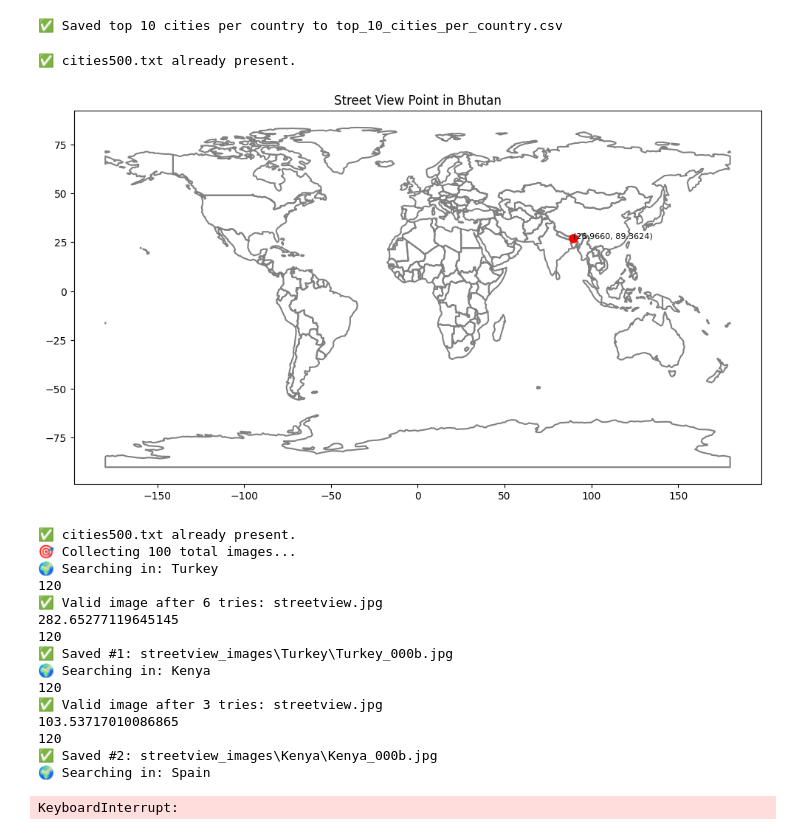
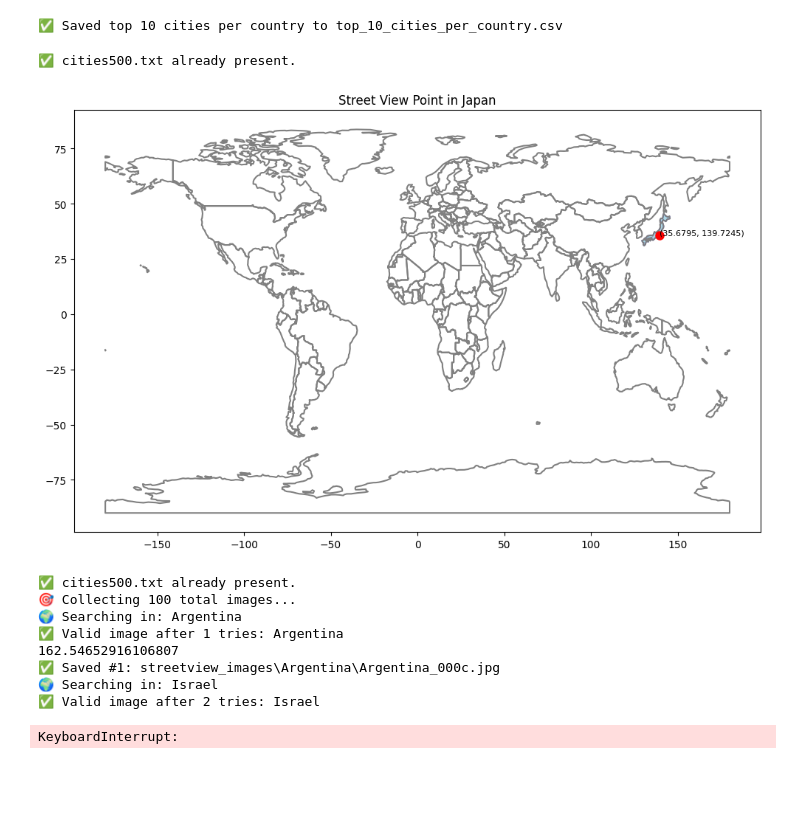
Before and after one commit to SamueleMancini/rainbot, a Jupyter notebook: data_extraction/GoogleApiExtractor.ipynb, the cells around one changed output. Drawn from its saved outputs; the diff is of its cells as text; code cells hidden in the pictures; blank space fills up the shorter version.

Commit message:
top 10 cities

```diff
--- a/data_extraction/GoogleApiExtractor.ipynb
+++ b/data_extraction/GoogleApiExtractor.ipynb
@@ -77,7 +77,6 @@ COUNTRY_ISO_MAP = {
     'Portugal': 'PT',
     'Romania': 'RO',
     'Russia': 'RU',
-    'Russian Federation': 'RU',
     'Singapore': 'SG',
     'Slovakia': 'SK',
     'Slovenia': 'SI',
@@ -87,13 +86,11 @@ COUNTRY_ISO_MAP = {
     'Sweden': 'SE',
     'Switzerland': 'CH',
     'Taiwan': 'TW',
-    'Taiwan, Province of China': 'TW',
     'Thailand': 'TH',
     'Turkey': 'TR',
     'Ukraine': 'UA',
     'United Arab Emirates': 'AE',
     'United Kingdom': 'GB',
-    'United States': 'US',
     'United States of America': 'US'
 }
 len(COUNTRIES)
@@ -122,7 +124,6 @@ print("✅ Saved top 10 cities per country to top_10_cities_per_country.csv")
 API_KEY = "AIzaSyAJ1Tbm3TpUeIakeCGCH3L3QVcvo5gthOc"   # <–– your key
 MAX_TRIES = 500
 METADATA_RADIUS = 100  # meters
-OUTPUT_IMAGE = "streetview.jpg"
 
 # --- Download Natural Earth country borders ---
 def download_natural_earth(data_dir="./data"):
@@ -165,11 +166,14 @@ def download_and_extract_cities500(data_dir="./geonames"):
 
     return extracted_path
 
-def load_cities_for_country(country_code, cities_file="cities500.txt"):
+def load_cities_for_country(country_code, cities_file="geonames/cities500.txt"):
     cols = [1, 2, 3, 5]
+    sep = ','
     if cities_file == "geonames/cities500.txt":
-    	cols = [1, 4, 5, 8]
-    df = pd.read_csv(cities_file, sep='\t', header=None, usecols=cols, names=["name", "lat", "lon", "country"])
+        cols = [1, 4, 5, 8]
+        sep = '\t'
+
+    df = pd.read_csv(cities_file, sep=sep, header=None, usecols=cols, names=["name", "lat", "lon", "country"])
     if country_code == "all":
         return df
     return df[df['country'] == country_code].reset_index(drop=True)
@@ -194,7 +198,7 @@ def get_random_point_near_city_in_country(country_name, gdf, cities_df, max_km=2
         city = country_cities.sample(1).iloc[0]
         dx = random.normalvariate(0, 1) * max_km / 111
         dy = random.normalvariate(0, 1) * max_km / 111
-        lon, lat = city["lon"] + dx, city["lat"] + dy
+        lon, lat = float(city["lon"]) + dx, float(city["lat"]) + dy
         point = Point(lon, lat)
         if geom.contains(point):
             return point
@@ -277,7 +281,6 @@ def download_streetview_by_pano(pano_id, api_key, filename="streetview.jpg", hea
         "source": "outdoor"
     }
     r = requests.get(url, params=params)
-    print(fov)
     if r.status_code == 200:
         with open(filename, "wb") as f:
             f.write(r.content)
@@ -305,10 +308,8 @@ def find_valid_streetview_point(country_name, gdf, cities_df,api_key, max_tries=
         if metadata:
             pano_id = metadata.get("pano_id")
             if pano_id:
-                filename = download_streetview_by_pano(pano_id, api_key, filename=OUTPUT_IMAGE)
-                if filename and not is_placeholder_image(filename):
-                    print(f"✅ Valid image after {i+1} tries: {filename}")
-                    return point
+                print(f"✅ Valid image after {i+1} tries: {country_name}")
+                return point
         time.sleep(0.1)  # rate limit safety
     print("❌ No valid image found.")
     return None
@@ -325,19 +326,20 @@ def plot_map_with_point(country_name, gdf, point):
     plt.tight_layout()
     plt.show()
 # %%
-COUNTRY_NAME = "Bhutan"
+COUNTRY_NAME = "Japan"
 shp_path = download_natural_earth()
 cities_txt_path = download_and_extract_cities500()
-cities_df = load_cities_for_country("all", cities_txt_path)
+
+cities_df = load_cities_for_country("all", "geonames/top_10_cities_per_country.csv")
 world = gpd.read_file(shp_path)
 
 
 point = get_random_point_near_city_in_country(COUNTRY_NAME, world, cities_df)
 if point:
 	plot_map_with_point(COUNTRY_NAME, world, point)
 # %% [output]
 ✅ cities500.txt already present.
-[figure, old version]
+[figure, new version]
 # %%
 COUNTRIES = ['Argentina', 'Australia', 'Austria', 'Bangladesh', 'Belgium', 'Bhutan',
              'Bolivia', 'Botswana', 'Brazil', 'Bulgaria', 'Cambodia', 'Canada', 'Chile', 'Colombia',
@@ -365,7 +367,8 @@ csv_writer.writeheader()
 # --- Loop across countries and collect images ---
 shp_path = download_natural_earth()
 cities_txt_path = download_and_extract_cities500()
-cities_df = load_cities_for_country("all", cities_txt_path)
+
+cities_df = load_cities_for_country("all", "geonames/top_10_cities_per_country.csv")
 world = gpd.read_file(shp_path)
 
 MAX_IMAGES_PER_COUNTRY = 120
@@ -400,7 +403,7 @@ while collected < limit:
             # Folder + filename
             country_folder = os.path.join(IMAGE_DIR, country.replace(" ", "_"))
             os.makedirs(country_folder, exist_ok=True)
-            filename = os.path.join(country_folder, f"{country.replace(' ', '_')}_{country_image_count[country]:03d}b.jpg")
+            filename = os.path.join(country_folder, f"{country.replace(' ', '_')}_{country_image_count[country]:03d}c.jpg")
 
             saved = download_streetview_by_pano(pano_id, API_KEY, filename=filename, heading=heading)
             if saved and not is_placeholder_image(filename):
@@ -429,17 +432,10 @@ print("✅ Done! All images and metadata saved.")
 # %% [output]
 ✅ cities500.txt already present.
 🎯 Collecting 100 total images...
-🌍 Searching in: Turkey
-120
-✅ Valid image after 6 tries: streetview.jpg
-282.65277119645145
-120
-✅ Saved #1: streetview_images\Turkey\Turkey_000b.jpg
-🌍 Searching in: Kenya
-120
-✅ Valid image after 3 tries: streetview.jpg
-103.53717010086865
-120
-✅ Saved #2: streetview_images\Kenya\Kenya_000b.jpg
-🌍 Searching in: Spain
+🌍 Searching in: Argentina
+✅ Valid image after 1 tries: Argentina
+162.54652916106807
+✅ Saved #1: streetview_images\Argentina\Argentina_000c.jpg
+🌍 Searching in: Israel
+✅ Valid image after 2 tries: Israel
 KeyboardInterrupt:
```
Also changed, not shown: parts of 1 cell of this notebook, 5 other files.
